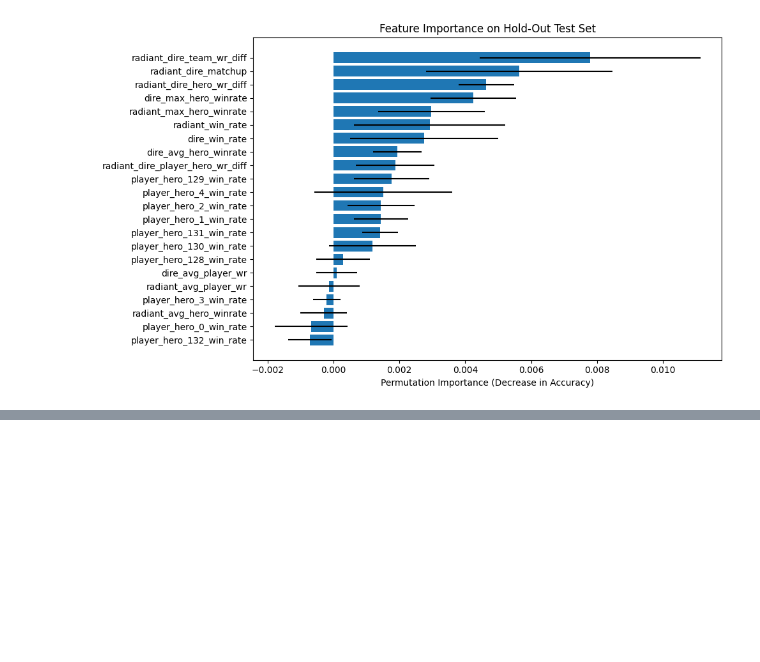
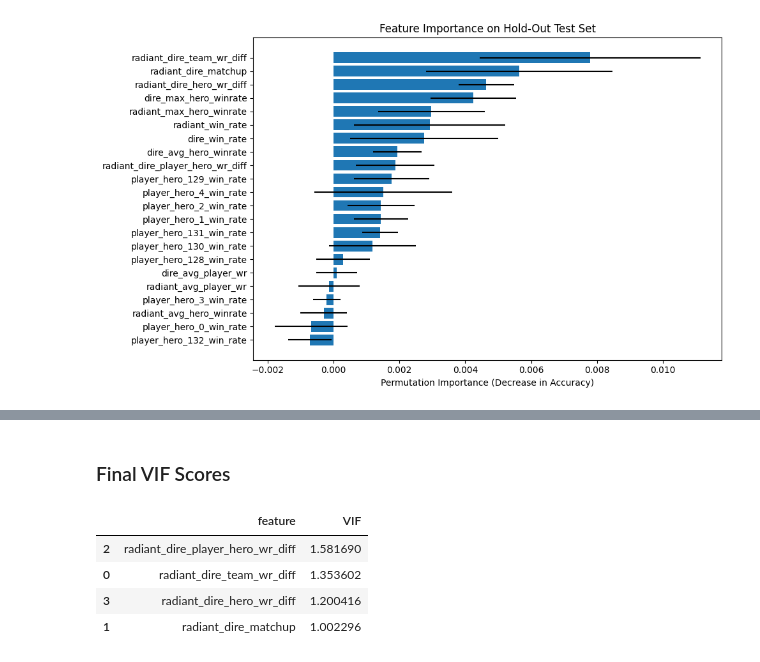
Before and after one commit to Haochen92/dota2pred, a Jupyter notebook: model_factory/notebook/feature_tuning.ipynb, the cells around one changed output, grey strips where cells are left out. Drawn from its saved outputs; the diff is of its cells as text; code cells hidden in the pictures; blank space fills up the shorter version.

```diff
--- a/model_factory/notebook/feature_tuning.ipynb
+++ b/model_factory/notebook/feature_tuning.ipynb
@@ -751,3 +751,19 @@ XGBoost Accuracy: 0.563 (56.3%)
+# %% [markdown]
+### Final VIF Scores
+# %%
+final_features = final_df[final_df['match_id'].isin(train_ids)].drop(columns=['match_id'])
+vif_data = pd.DataFrame()
+vif_data["feature"] = final_features.columns
+vif_data["VIF"] = [variance_inflation_factor(final_features.values, i) for i in range(len(final_features.columns))]
+vif_data_sorted = vif_data.sort_values(by="VIF", ascending=False)
+
+vif_data_sorted
+# %% [output]
+|  | feature | VIF |
+| 2 | radiant_dire_player_hero_wr_diff | 1.581690 |
+| 0 | radiant_dire_team_wr_diff | 1.353602 |
+| 3 | radiant_dire_hero_wr_diff | 1.200416 |
+| 1 | radiant_dire_matchup | 1.002296 |
 # %%
 # Exporting results to parquet
 from pathlib import Path
```
Also changed, not shown: parts of 4 cells of this notebook.
